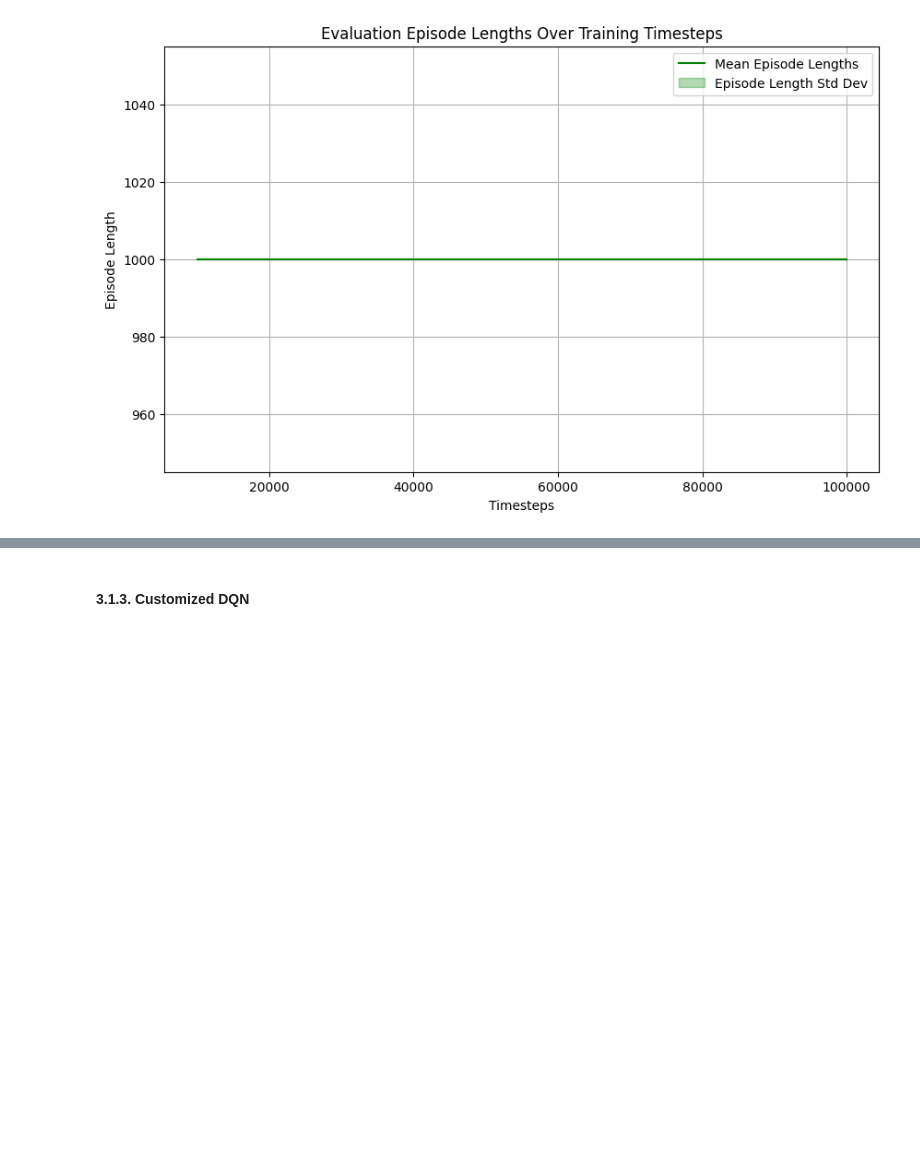
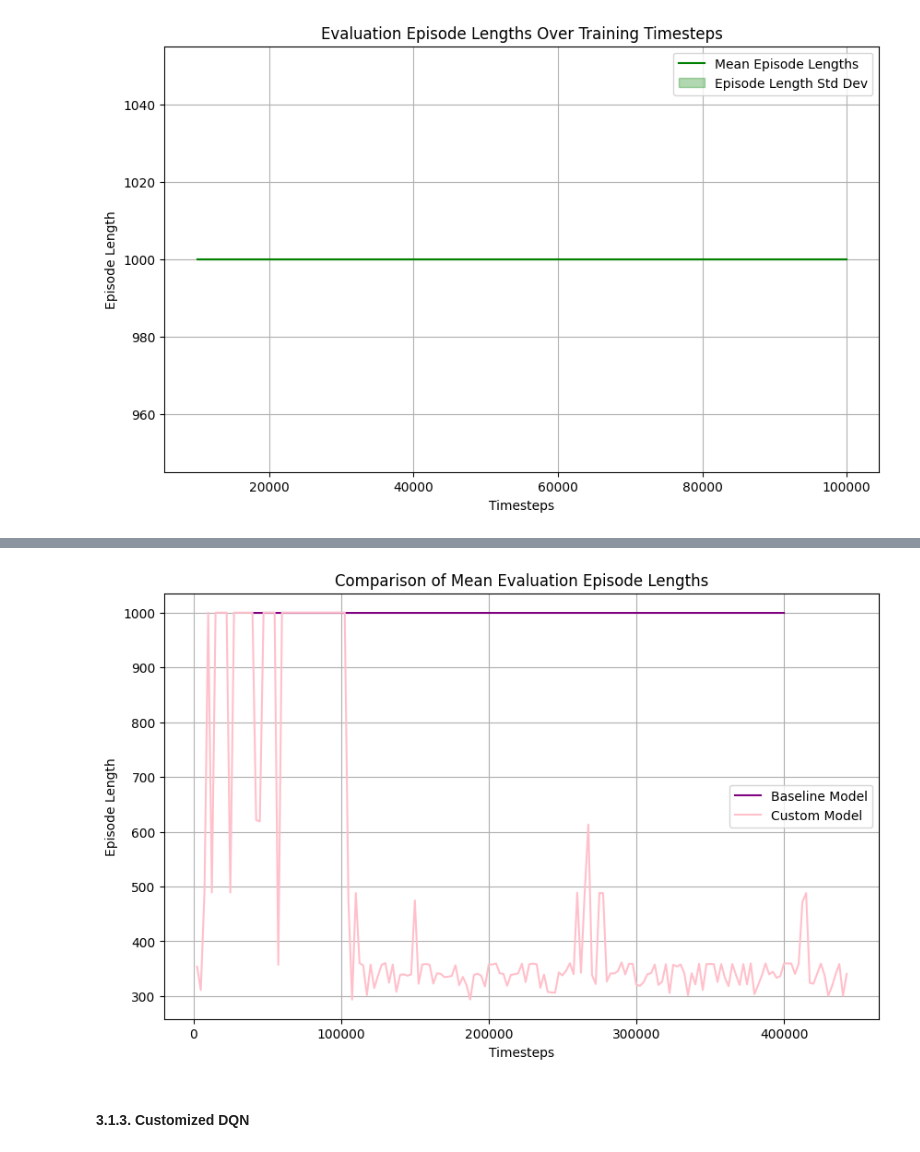
Before and after one commit to inesamorim/reinforcement-learning-with-gymnasium, a Jupyter notebook: testing.ipynb, the cells around one changed output, grey strips where cells are left out. Drawn from its saved outputs; the diff is of its cells as text; code cells hidden in the pictures; blank space fills up the shorter version.

```diff
--- a/testing.ipynb
+++ b/testing.ipynb
@@ -63,3 +63,7 @@ compare_rewards(timesteps_baseline_ppo, timesteps_baseline_dqn, results_baseline
+# %%
+compare_episode_lengths(timesteps_baseline_ppo, timesteps_baseline_dqn, ep_lengths_baseline_ppo, ep_lengths_baseline_dqn)
+# %% [output]
+[figure, added]
 # %% [markdown]
 #### 3.1.3. Customized DQN
 # %%
```
Also changed, not shown: parts of 3 cells of this notebook, 1 other file.
